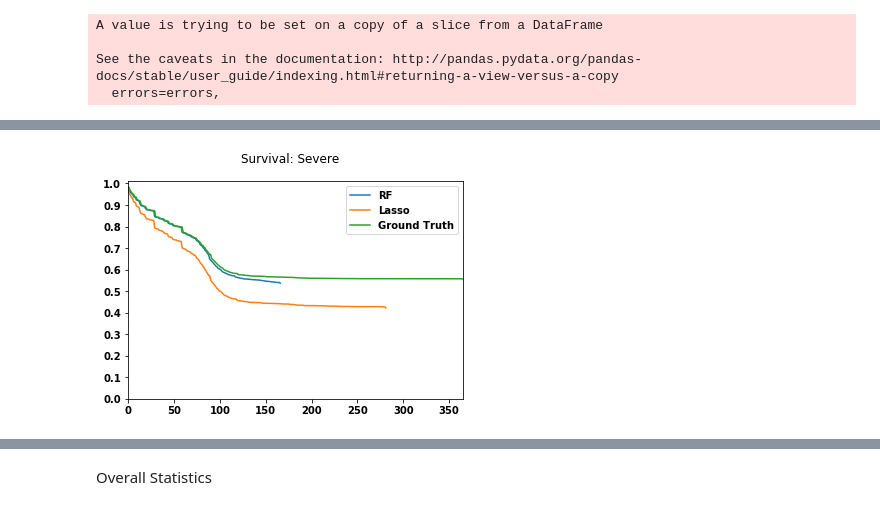
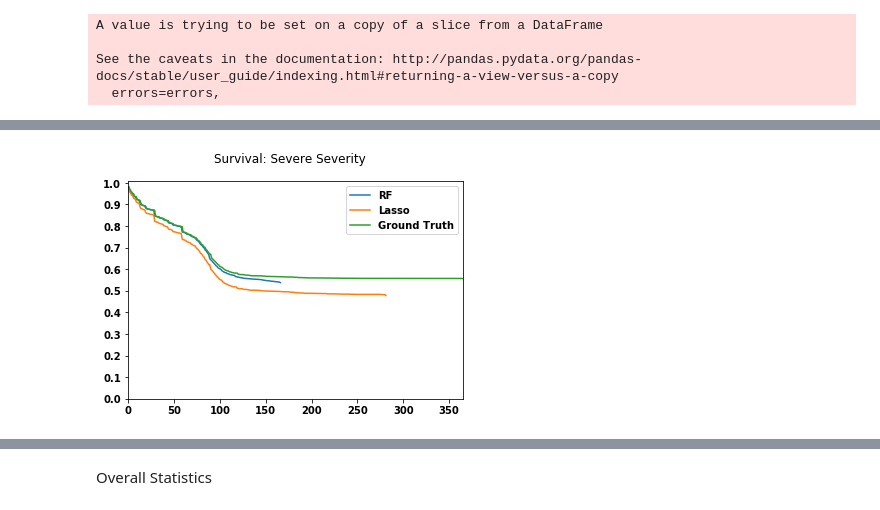
Before and after one commit to prathikr/Substance-Abuse-CAIS, a Jupyter notebook: scripts/survival_analysis.ipynb, the cells around one changed output, grey strips where cells are left out. Cells and saved outputs as stored; diff of their text form; code cells hidden in the pictures.

```diff
--- a/scripts/survival_analysis.ipynb
+++ b/scripts/survival_analysis.ipynb
@@ -95,20 +152,0 @@ def run_models(X, y, label):
-# %%
-def get_survival_graph(rsf, rcr, X, Y, label, filename):
-    pred_surv_rsf = rsf.predict_survival_function(X)
-
-    lasso_X = get_lasso_features(X)
-    pred_surv_rcr = rcr.predict_survival_function(lasso_X)
-
-    # display survival plot
-    plt.suptitle(label)
-    plt.plot(np.mean([person for person in pred_surv_rsf], axis=0), label='RF')
-    plt.plot(np.mean([person.y for person in pred_surv_rcr], axis=0), label='Lasso')
-    labels, temp = get_ground_truth(Y)
-    plt.plot(labels, temp, label='Ground Truth')
-    plt.legend()
-    plt.xlim(0, 365)
-    plt.xticks(np.arange(0, 365, step=50))
-    plt.yticks(np.arange(0, 1.1, step=0.1))
-    plt.savefig(filename)
-
-    plt.show()
@@ -368,3 +329,7 @@ A value is trying to be set on a copy of a slice from a DataFrame
 
 See the caveats in the documentation: http://pandas.pydata.org/pandas-docs/stable/user_guide/indexing.html#returning-a-view-versus-a-copy
   errors=errors,
+# %%
+%%time
+severe_rsf, severe_rsf_score, severe_rsf_feature_importance = random_forest(X, y, 'SEVERE')
+severe_rf_features = severe_rsf_feature_importance[severe_rsf_feature_importance.SEVERE != 0]['Feature'].tolist()
@@ -371,4 +341,5 @@ See the caveats in the documentation: http://pandas.pydata.org/pandas-docs/stabl
 # %%
 %%time
-severe_concordance, rsf, rcr = run_models(X, y, 'SEVERE')
+severe_lasso_X = get_lasso_features(X[severe_rf_features])
+severe_rcr, severe_rcr_score, severe_rcr_feature_importance = lasso_regression(severe_lasso_X, y, 'SEVERE')
 # %% [output]
@@ -379,4 +349,4 @@ Wall time: 11.5 s
 # %%
-get_survival_graph(rsf, rcr, X, Y, 'Survival: Severe', '../graphs/survival_severe.png')
+get_survival_graph(severe_rsf, severe_rcr, X, severe_lasso_X, Y, 'Survival: Severe Severity','../graphs/survival_severe.png')
 # %% [output]
-[figure, old version]
+[figure, new version]
```
Also changed, not shown: parts of 51 cells of this notebook, 13 other files.
